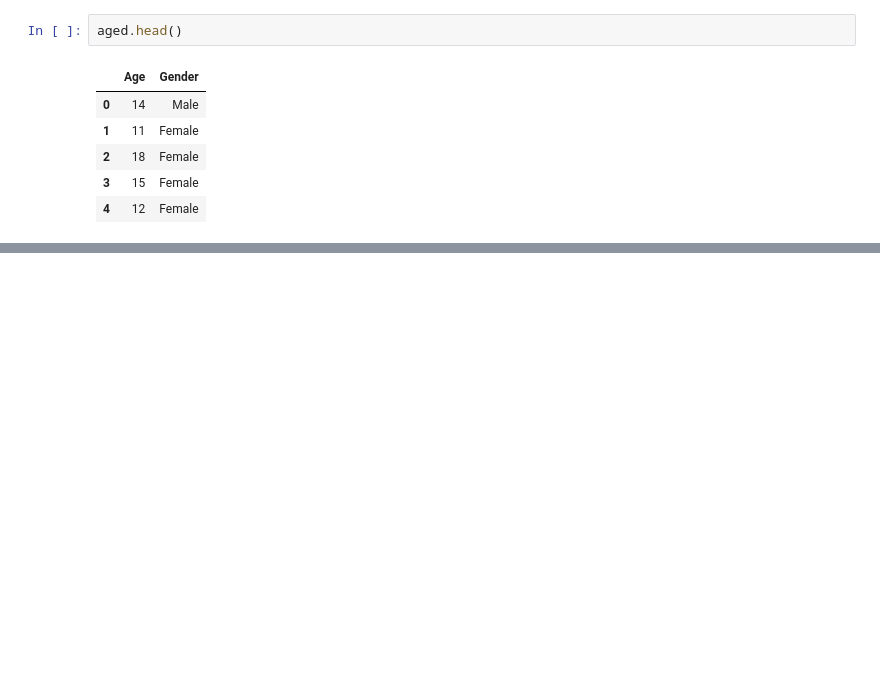
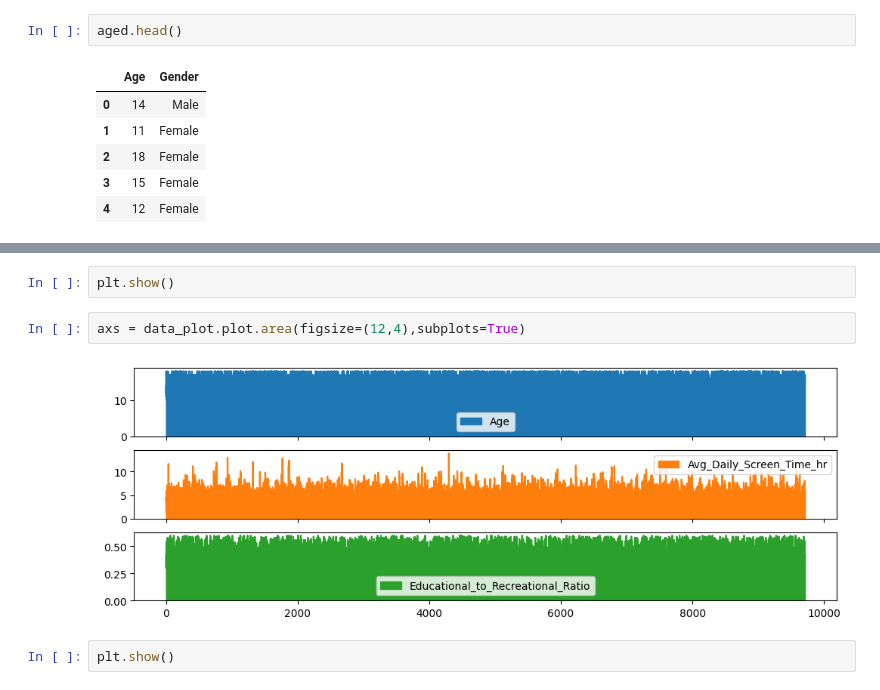
Before and after one commit to Imran1hp/Machine-Learning, a Jupyter notebook: Untitled.ipynb, the cells around one changed output, grey strips where cells are left out. Cells and saved outputs as stored; diff of their text form; blank space fills up the shorter version.

```diff
--- a/Untitled.ipynb
+++ b/Untitled.ipynb
@@ -152,0 +156,8 @@ SyntaxError: invalid syntax (181955072.py, line 1)
+# %%
+plt.show()
+# %%
+axs = data_plot.plot.area(figsize=(12,4),subplots=True)
+# %% [output]
+[figure, added]
+# %%
+plt.show()
```
Also changed, not shown: parts of 8 cells of this notebook.
